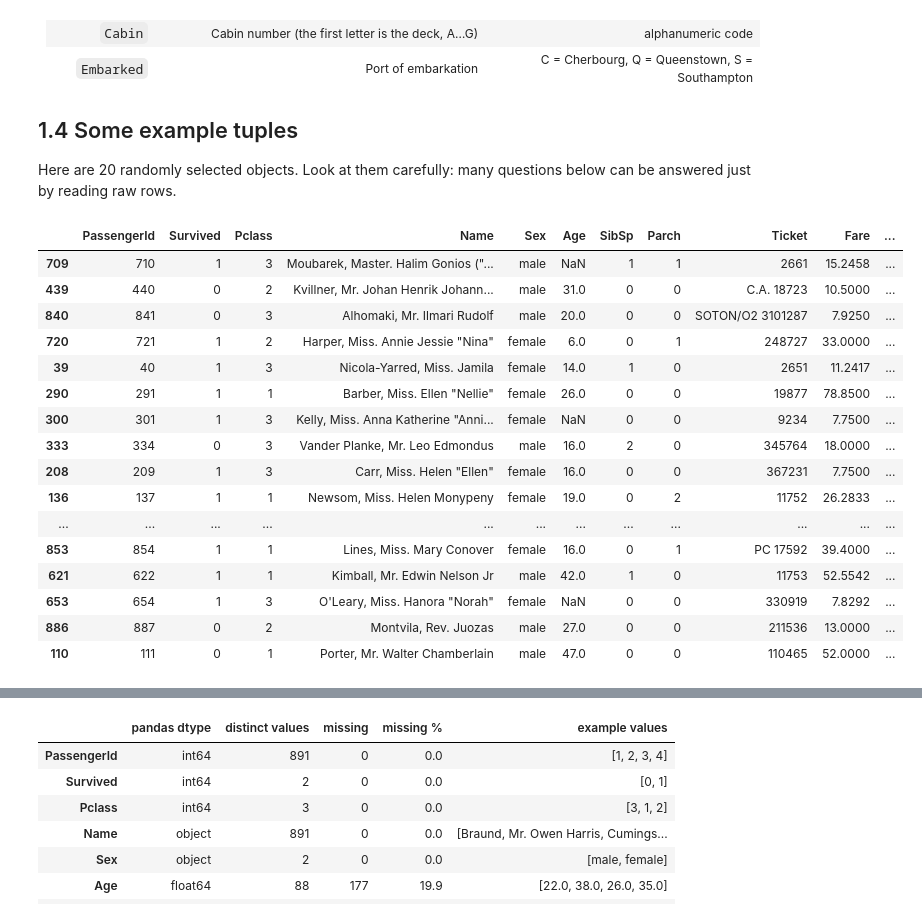
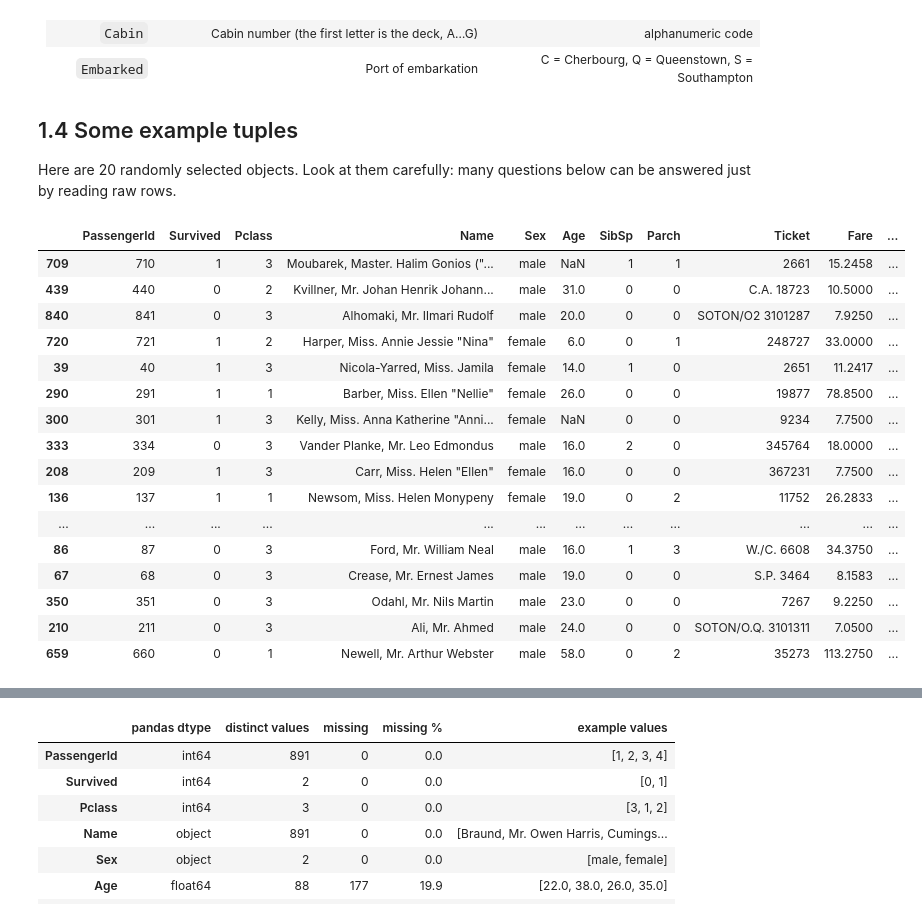
Before and after one commit to matteogolfarelli/DataCentricAI, a Jupyter notebook: Data Understanding/Titanic_Data_Understanding_Lab.ipynb, the cells around one changed output, grey strips where cells are left out. Drawn from its saved outputs; the diff is of its cells as text; code cells hidden in the pictures.

```diff
--- a/Data Understanding/Titanic_Data_Understanding_Lab.ipynb
+++ b/Data Understanding/Titanic_Data_Understanding_Lab.ipynb
@@ -95,25 +95,25 @@ Number of attributes (cols):  12
 
 Here are 20 randomly selected objects. Look at them carefully: many questions below can be answered just by reading raw rows.
 # %%
-df.sample(20, random_state=RANDOM_STATE)
+df.sample(50, random_state=RANDOM_STATE)
 # %% [output]
 |  | PassengerId | Survived | Pclass | Name | Sex | Age | SibSp | Parch | Ticket | Fare | ... |
 | 709 | 710 | 1 | 3 | Moubarek, Master. Halim Gonios ("... | male | NaN | 1 | 1 | 2661 | 15.2458 | ... |
 | 439 | 440 | 0 | 2 | Kvillner, Mr. Johan Henrik Johann... | male | 31.0 | 0 | 0 | C.A. 18723 | 10.5000 | ... |
 | 840 | 841 | 0 | 3 | Alhomaki, Mr. Ilmari Rudolf | male | 20.0 | 0 | 0 | SOTON/O2 3101287 | 7.9250 | ... |
 | 720 | 721 | 1 | 2 | Harper, Miss. Annie Jessie "Nina" | female | 6.0 | 0 | 1 | 248727 | 33.0000 | ... |
 | 39 | 40 | 1 | 3 | Nicola-Yarred, Miss. Jamila | female | 14.0 | 1 | 0 | 2651 | 11.2417 | ... |
 | 290 | 291 | 1 | 1 | Barber, Miss. Ellen "Nellie" | female | 26.0 | 0 | 0 | 19877 | 78.8500 | ... |
 | 300 | 301 | 1 | 3 | Kelly, Miss. Anna Katherine "Anni... | female | NaN | 0 | 0 | 9234 | 7.7500 | ... |
 | 333 | 334 | 0 | 3 | Vander Planke, Mr. Leo Edmondus | male | 16.0 | 2 | 0 | 345764 | 18.0000 | ... |
 | 208 | 209 | 1 | 3 | Carr, Miss. Helen "Ellen" | female | 16.0 | 0 | 0 | 367231 | 7.7500 | ... |
 | 136 | 137 | 1 | 1 | Newsom, Miss. Helen Monypeny | female | 19.0 | 0 | 2 | 11752 | 26.2833 | ... |
 | ... | ... | ... | ... | ... | ... | ... | ... | ... | ... | ... | ... |
-| 853 | 854 | 1 | 1 | Lines, Miss. Mary Conover | female | 16.0 | 0 | 1 | PC 17592 | 39.4000 | ... |
-| 621 | 622 | 1 | 1 | Kimball, Mr. Edwin Nelson Jr | male | 42.0 | 1 | 0 | 11753 | 52.5542 | ... |
-| 653 | 654 | 1 | 3 | O'Leary, Miss. Hanora "Norah" | female | NaN | 0 | 0 | 330919 | 7.8292 | ... |
-| 886 | 887 | 0 | 2 | Montvila, Rev. Juozas | male | 27.0 | 0 | 0 | 211536 | 13.0000 | ... |
-| 110 | 111 | 0 | 1 | Porter, Mr. Walter Chamberlain | male | 47.0 | 0 | 0 | 110465 | 52.0000 | ... |
+| 86 | 87 | 0 | 3 | Ford, Mr. William Neal | male | 16.0 | 1 | 3 | W./C. 6608 | 34.3750 | ... |
+| 67 | 68 | 0 | 3 | Crease, Mr. Ernest James | male | 19.0 | 0 | 0 | S.P. 3464 | 8.1583 | ... |
+| 350 | 351 | 0 | 3 | Odahl, Mr. Nils Martin | male | 23.0 | 0 | 0 | 7267 | 9.2250 | ... |
+| 210 | 211 | 0 | 3 | Ali, Mr. Ahmed | male | 24.0 | 0 | 0 | SOTON/O.Q. 3101311 | 7.0500 | ... |
+| 659 | 660 | 0 | 1 | Newell, Mr. Arthur Webster | male | 58.0 | 0 | 2 | 35273 | 113.2750 | ... |
 # %%
 # Physical types assigned by pandas and number of non-null values
 df.info()
```
